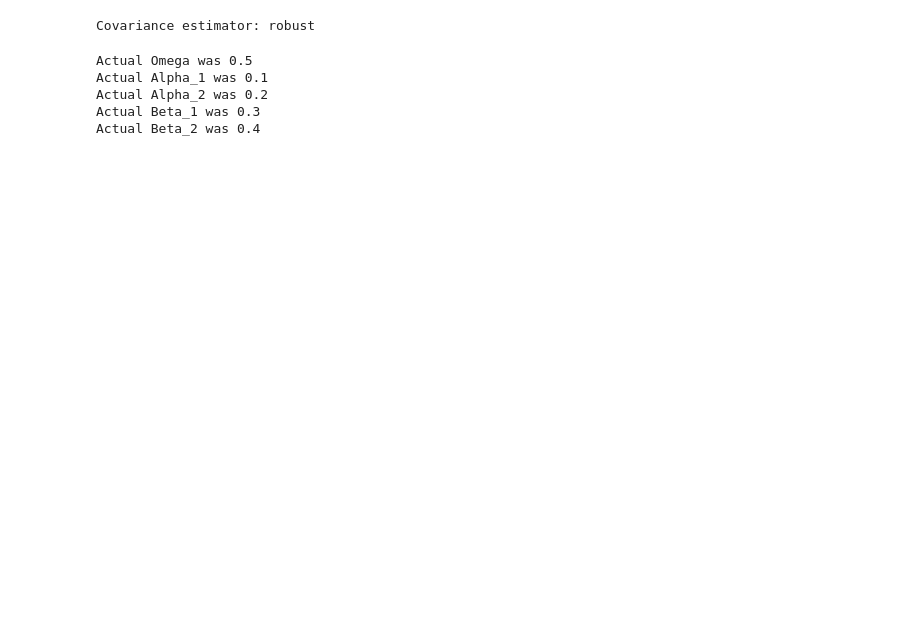
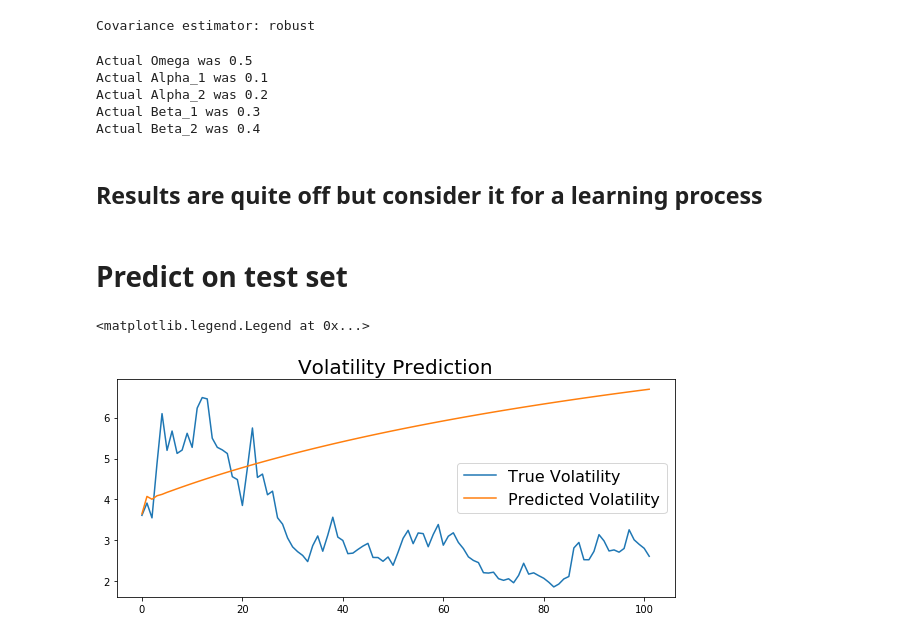
Before and after one commit to Karanpalshekhawat/time-series-analysis, a Jupyter notebook: Introduction to Garch Model .ipynb, the cells around one changed output. Saved outputs shown, nothing was run; the diff lists cells and outputs as text; code cells hidden in the pictures; blank space fills up the shorter version.

Commit message:
Predictions structure added

```diff
--- a/Introduction to Garch Model .ipynb
+++ b/Introduction to Garch Model .ipynb
@@ -156,3 +156,18 @@ Actual Alpha_1 was 0.1
 Actual Alpha_2 was 0.2
 Actual Beta_1 was 0.3
 Actual Beta_2 was 0.4
+# %% [markdown]
+## Results are quite off but consider it for a learning process
+# %% [markdown]
+# Predict on test set
+# %%
+predictions = model_fit.forecast(horizon=len(test), reindex=True)
+# %%
+plt.figure(figsize=(10, 4))
+plt.plot(vol_time_series[test_size:])
+preds, = plt.plot(np.sqrt(predictions.variance.values[-1,:]))
+plt.title('Volatility Prediction', fontsize=20)
+plt.legend(['True Volatility', 'Predicted Volatility'], fontsize=16)
+# %% [output]
+<matplotlib.legend.Legend at 0x...>
+[figure, added]
```
Also changed, not shown: parts of 9 cells of this notebook.
